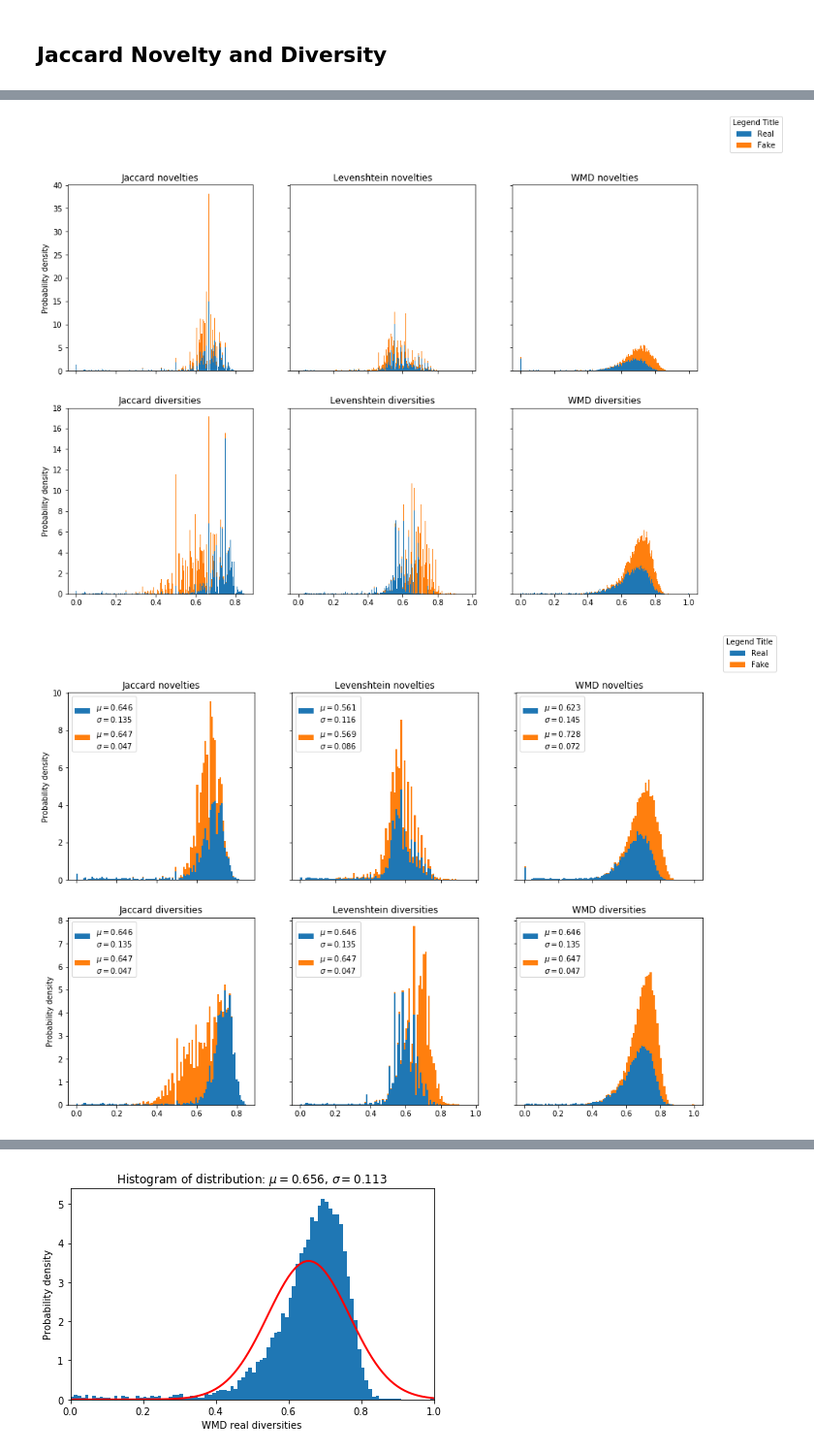
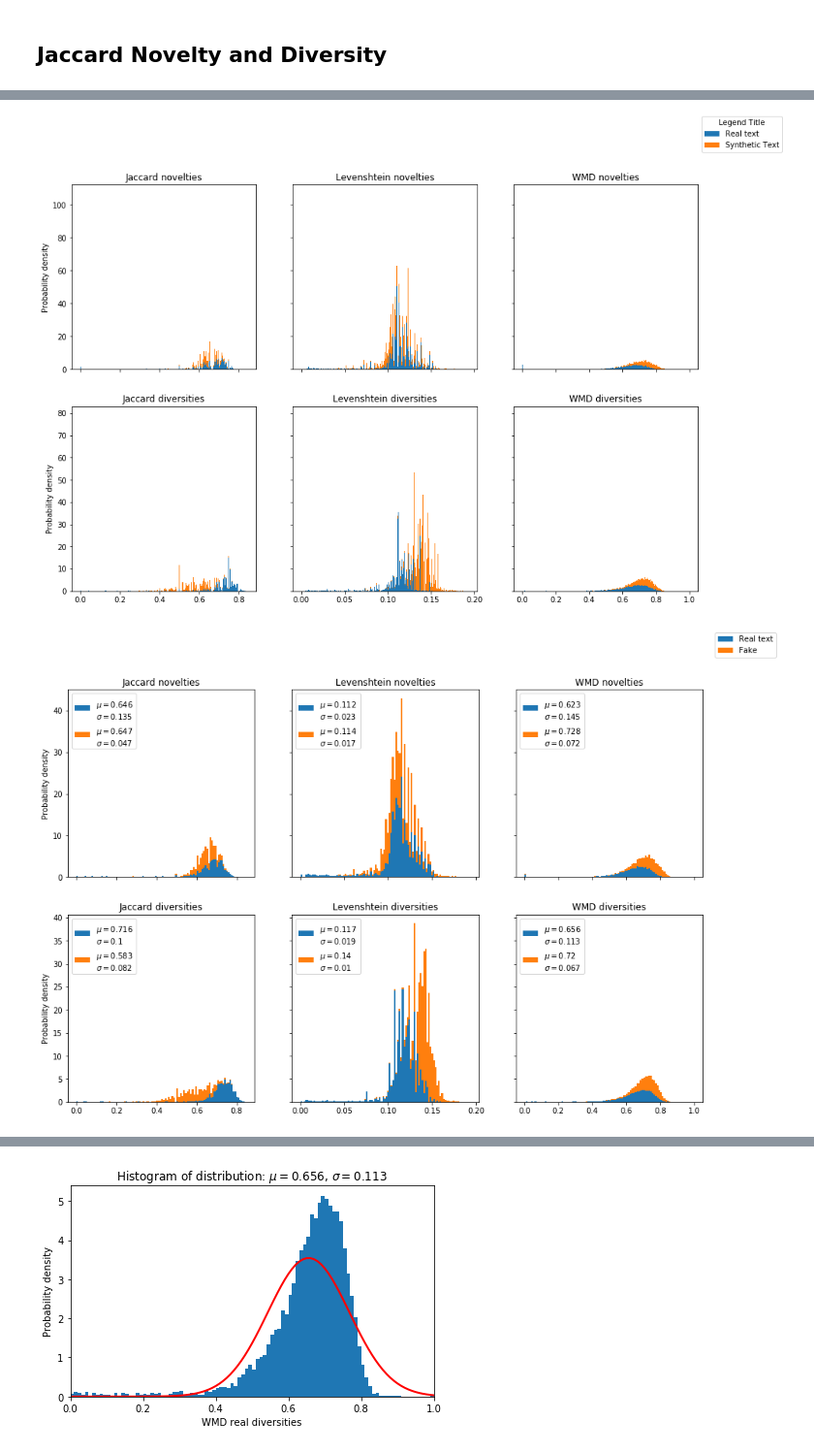
Before and after one commit to debashishc/classification-real-fake-text, a Jupyter notebook: Multimetric analysis.ipynb, the cells around one changed output, grey strips where cells are left out. Shown at 97% size. Saved outputs shown, nothing was run; the diff lists cells and outputs as text; code cells hidden in the pictures.

```diff
--- a/Multimetric analysis.ipynb
+++ b/Multimetric analysis.ipynb
@@ -150,7 +150,14 @@ fake_data = fake_data[mask]
 def fix(dists):
     return [5*dist for dist in dists]
 
-lev_normed_real_diversities = fix(real_data['diversity'].values)
-lev_normed_real_novelties = fix(real_data['novelty'].values)
-lev_normed_fake_diversities = fix(fake_data['diversity'].values)
-lev_normed_fake_novelties = fix(fake_data['novelty'].values)
+
+lev_normed_real_diversities = (real_data['diversity'].values)
+lev_normed_real_novelties = (real_data['novelty'].values)
+lev_normed_fake_diversities = (fake_data['diversity'].values)
+lev_normed_fake_novelties = (fake_data['novelty'].values)
+
+
+lev_normed_real_diversities1 = fix(real_data['diversity'].values)
+lev_normed_real_novelties1 = fix(real_data['novelty'].values)
+lev_normed_fake_diversities1 = fix(fake_data['diversity'].values)
+lev_normed_fake_novelties1 = fix(fake_data['novelty'].values)
@@ -295,6 +315,6 @@ stacked_hist(combined_fake_diversities,  "Diversities of fake text")
 # %%
 n_bins=400
-colors = ["Real", "Fake"]
+colors = ["Real text", "Synthetic Text"]
 # plt.hist(jac_novs, n_bins, density=1, histtype='bar', stacked=True, label=colors)
 # plt.legend(loc="upper right")
 
@@ -332,10 +352,10 @@ for ax in axarr.flat:
 for ax in axarr.flat:
     ax.label_outer()
 # %% [output]
-[figure, old version]
+[figure, new version]
 # %%
 n_bins=100
-colors = ["Real", "Fake"]
+colors = ["Real text", "Fake"]
 # plt.hist(jac_novs, n_bins, density=1, histtype='bar', stacked=True, label=colors)
 # plt.legend(loc="upper right")
 
@@ -355,38 +375,38 @@ p3 = axarr[0, 2].hist(wmd_novs, n_bins, density=1, histtype='bar', stacked=True,
         round(np.nanmean(wmd_normed_real_novelties), 3), round(np.nanstd(wmd_normed_real_novelties), 3)),'$\mu={}$ \n$\sigma={}$'.format(
         round(np.nanmean(wmd_normed_fake_novelties), 3), round(np.nanstd(wmd_normed_fake_novelties), 3))])
 axarr[0, 2].legend(loc="upper left")
 axarr[0, 2].set_title('WMD novelties')
 p4 = axarr[1, 0].hist(jac_divs, n_bins, density=1, histtype='bar', stacked=True, label=['$\mu={}$ \n$\sigma={}$'.format(
-        round(np.nanmean(jac_real_novelties), 3), round(np.nanstd(jac_real_novelties), 3)),'$\mu={}$ \n$\sigma={}$'.format(
-        round(np.nanmean(jac_fake_novelties), 3), round(np.nanstd(jac_fake_novelties), 3))])
+        round(np.nanmean(jac_real_diversities), 3), round(np.nanstd(jac_real_diversities), 3)),'$\mu={}$ \n$\sigma={}$'.format(
+        round(np.nanmean(jac_fake_diversities), 3), round(np.nanstd(jac_fake_diversities), 3))])
 axarr[1, 0].legend(loc="upper left")
 axarr[1, 0].set_title('Jaccard diversities')
 p5 = axarr[1, 1].hist(lev_divs, n_bins, density=1, histtype='bar', stacked=True, label=['$\mu={}$ \n$\sigma={}$'.format(
-        round(np.nanmean(jac_real_novelties), 3), round(np.nanstd(jac_real_novelties), 3)),'$\mu={}$ \n$\sigma={}$'.format(
-        round(np.nanmean(jac_fake_novelties), 3), round(np.nanstd(jac_fake_novelties), 3))])
+        round(np.nanmean(lev_normed_real_diversities), 3), round(np.nanstd(lev_normed_real_diversities), 3)),'$\mu={}$ \n$\sigma={}$'.format(
+        round(np.nanmean(lev_normed_fake_diversities), 3), round(np.nanstd(lev_normed_fake_diversities), 3))])
 axarr[1, 1].legend(loc="upper left")
 axarr[1, 1].set_title('Levenshtein diversities')
 p6 = axarr[1, 2].hist(wmd_divs, n_bins, density=1, histtype='bar', stacked=True, label=['$\mu={}$ \n$\sigma={}$'.format(
-        round(np.nanmean(jac_real_novelties), 3), round(np.nanstd(jac_real_novelties), 3)),'$\mu={}$ \n$\sigma={}$'.format(
-        round(np.nanmean(jac_fake_novelties), 3), round(np.nanstd(jac_fake_novelties), 3))])
+        round(np.nanmean(wmd_normed_real_diversities), 3), round(np.nanstd(wmd_normed_real_diversities), 3)),'$\mu={}$ \n$\sigma={}$'.format(
+        round(np.nanmean(wmd_normed_fake_diversities), 3), round(np.nanstd(wmd_normed_fake_diversities), 3))])
 axarr[1, 2].legend(loc="upper left")
 axarr[1, 2].set_title('WMD diversities')
 
 line_labels = colors
 fig.legend([p1, p6],     # The line objects
            labels=line_labels,   # The labels for each line
            loc="upper right",   # Position of legend
            borderaxespad=0.9,    # Small spacing around legend box
-           title="Legend Title"  # Title for the legend
+           title=""  # Title for the legend
            )
 
 fig.set_figheight(10)
 fig.set_figwidth(15)
 
 for ax in axarr.flat:
     ax.set(ylabel='Probability density')
 # Hide x labels and tick labels for top plots and y ticks for right plots.
 for ax in axarr.flat:
     ax.label_outer()
 # %% [output]
-[figure, old version]
+[figure, new version]
```
Also changed, not shown: parts of 13 cells of this notebook, 1 other file.
